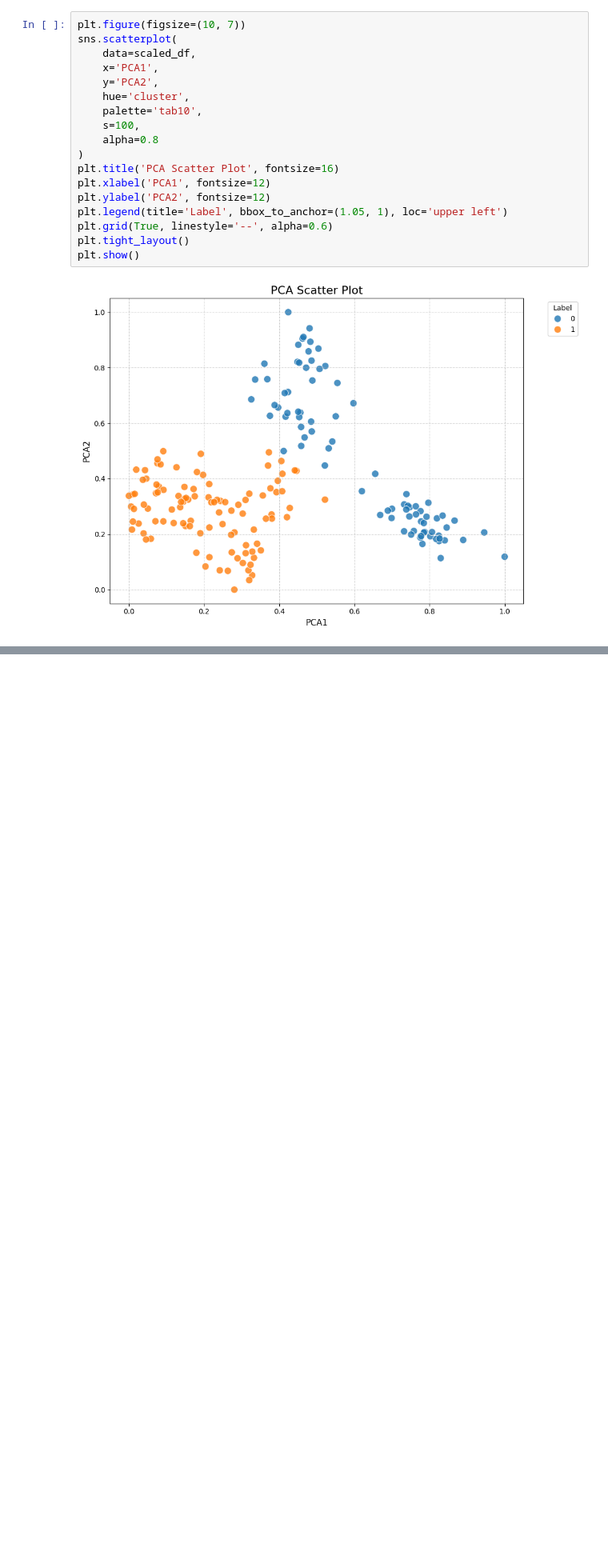
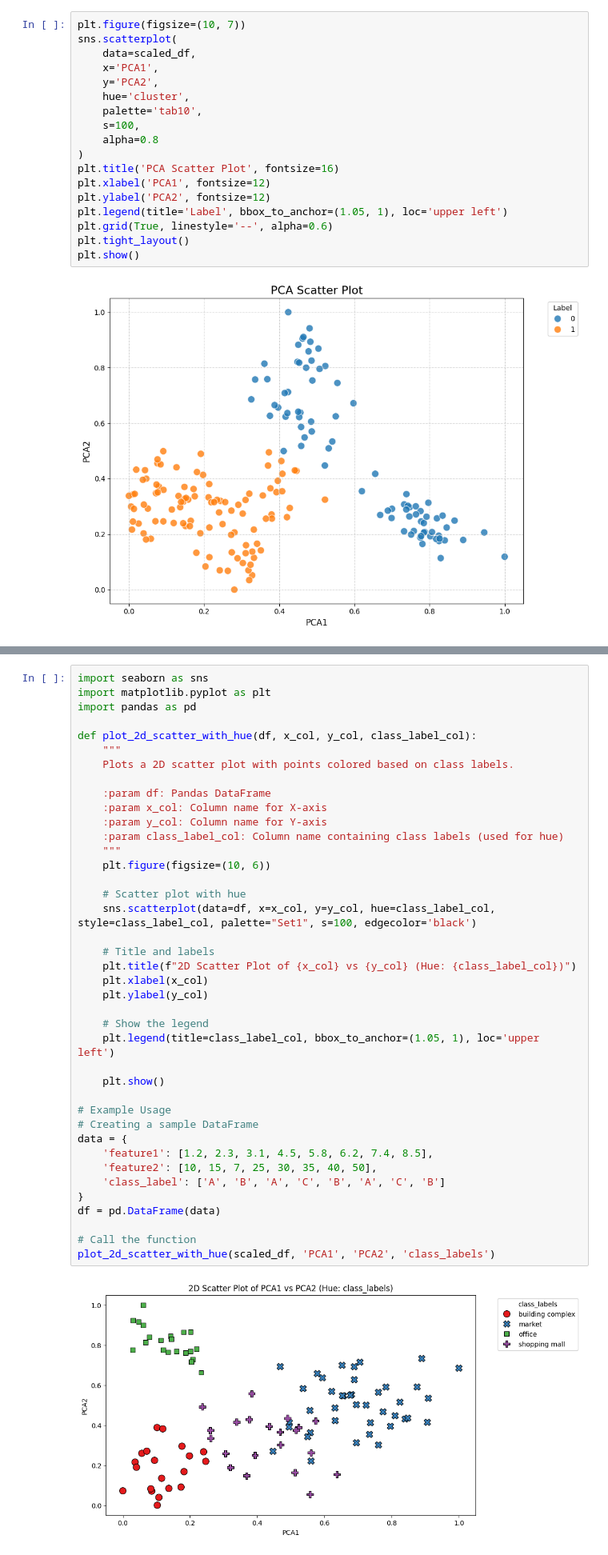
Before and after one commit to mungekarkiran/Basic_Python, a Jupyter notebook: Zero_shot_Learning/Notebook/Why hybrid method is better.ipynb, the cells around one changed output, grey strips where cells are left out. Shown at 80% size. Saved outputs shown, nothing was run; the diff lists cells and outputs as text; blank space fills up the shorter version.

```diff
--- a/Zero_shot_Learning/Notebook/Why hybrid method is better.ipynb
+++ b/Zero_shot_Learning/Notebook/Why hybrid method is better.ipynb
@@ -410,0 +649,42 @@ plot_pca(filtered_df2)
+# %%
+import seaborn as sns
+import matplotlib.pyplot as plt
+import pandas as pd
+
+def plot_2d_scatter_with_hue(df, x_col, y_col, class_label_col):
+    """
+    Plots a 2D scatter plot with points colored based on class labels.
+
+    :param df: Pandas DataFrame
+    :param x_col: Column name for X-axis
+    :param y_col: Column name for Y-axis
+    :param class_label_col: Column name containing class labels (used for hue)
+    """
+    plt.figure(figsize=(10, 6))
+
+    # Scatter plot with hue
+    sns.scatterplot(data=df, x=x_col, y=y_col, hue=class_label_col, style=class_label_col, palette="Set1", s=100, edgecolor='black')
+
+    # Title and labels
+    plt.title(f"2D Scatter Plot of {x_col} vs {y_col} (Hue: {class_label_col})")
+    plt.xlabel(x_col)
+    plt.ylabel(y_col)
+
+    # Show the legend
+    plt.legend(title=class_label_col, bbox_to_anchor=(1.05, 1), loc='upper left')
+
+    plt.show()
+
+# Example Usage
+# Creating a sample DataFrame
+data = {
+    'feature1': [1.2, 2.3, 3.1, 4.5, 5.8, 6.2, 7.4, 8.5],
+    'feature2': [10, 15, 7, 25, 30, 35, 40, 50],
+    'class_label': ['A', 'B', 'A', 'C', 'B', 'A', 'C', 'B']
+}
+df = pd.DataFrame(data)
+
+# Call the function
+plot_2d_scatter_with_hue(scaled_df, 'PCA1', 'PCA2', 'class_labels')
+# %% [output]
+[figure, added]
```
Also changed, not shown: parts of 14 cells of this notebook.
